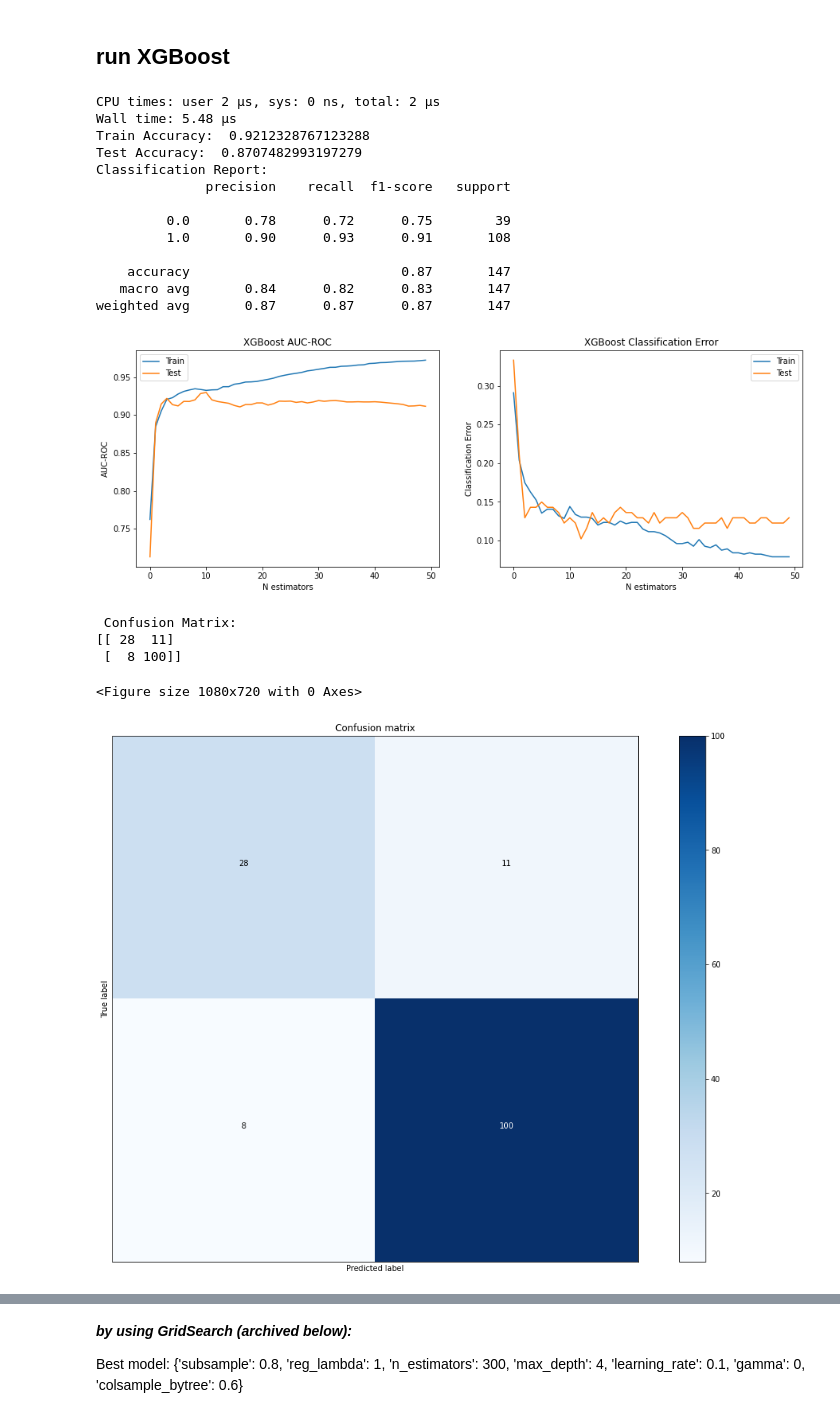
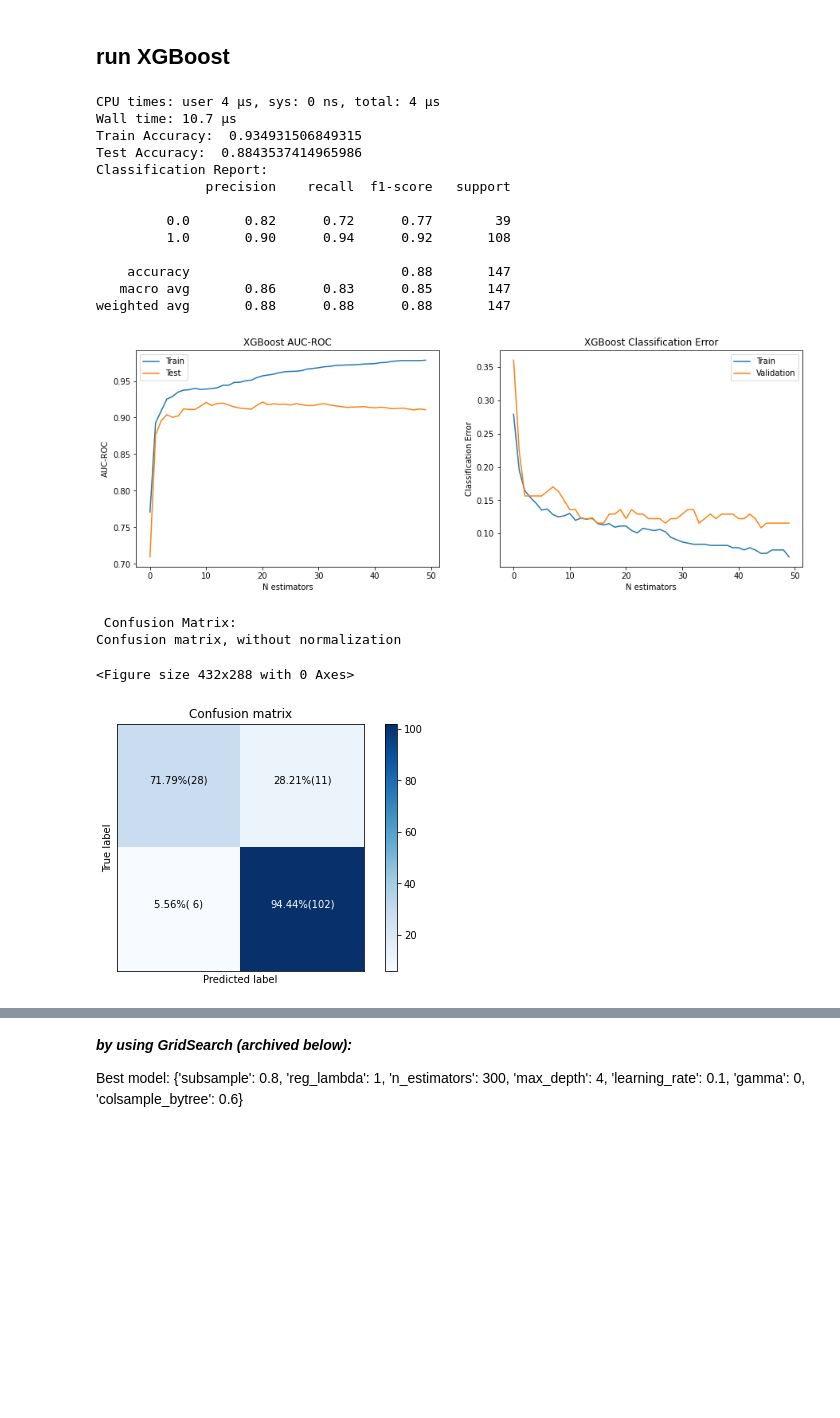
Before and after one commit to etgins/Mice_ASD_Diagnosis, a Jupyter notebook: final_classification.ipynb, the cells around one changed output, grey strips where cells are left out. Cells and saved outputs as stored; diff of their text form; code cells hidden in the pictures; blank space fills up the shorter version.

```diff
--- a/final_classification.ipynb
+++ b/final_classification.ipynb
@@ -30,18 +30,18 @@ from sklearn.linear_model import Ridge, Lasso
 from sklearn.model_selection import GridSearchCV
 # %%
 # plot confusion matrix
-def plot_confusion_matrix(cnf_matrix, numbers_type=[], class_names=[], title='Confusion matrix', cmap=plt.cm.Blues, file_name='confusionmatrix.png'):
+def plot_confusion_matrix(cnf_matrix, numbers_type='normalized', class_names=[], title='Confusion matrix', cmap=plt.cm.Blues, file_name='confusionmatrix.png'):
     """
     This function prints and plots the confusion matrix.
     Normalization can be applied by setting `normalize=True`.
     """
     combined = True
     cnf_matrix_normalized = cnf_matrix.astype('float') / cnf_matrix.sum(axis=1)[:, np.newaxis]
-    # if numbers_type == 'normalized':
-    #     cnf_matrix_normalized = cnf_matrix.astype('float') / cnf_matrix.sum(axis=1)[:, np.newaxis]
-    #     print("Normalized confusion matrix")
-    # else:
-    #     print('Confusion matrix, without normalization')
+    if numbers_type == 'normalized':
+        cnf_matrix_normalized = cnf_matrix.astype('float') / cnf_matrix.sum(axis=1)[:, np.newaxis]
+        print("Normalized confusion matrix")
+    else:
+        print('Confusion matrix, without normalization')
 
     # print(cnf_matrix)
     plt.figure()
@@ -83,8 +83,18 @@ def plot_confusion_matrix(cnf_matrix, numbers_type=[], class_names=[], title='Co
 Data and pre-process
 ----
 # %%
+col_names = ['syll1_s_freq','syll2_s_freq','syll3_s_freq','syll4_s_freq','syll5_s_freq','syll6_s_freq','syll7_s_freq','syll8_s_freq','syll9_s_freq','syll10_s_freq',
+            'syll1_e_freq','syll2_e_freq','syll3_e_freq','syll4_e_freq','syll5_e_freq','syll6_e_freq','syll7_e_freq','syll8_e_freq','syll9_e_freq','syll10_e_freq',
+            'syll1_dist','syll2_dist','syll3_dist','syll4_dist','syll5_dist','syll6_dist','syll7_dist','syll8_dist','syll9_dist','syll10_dist',
+            'syll1_dur','syll2_dur','syll3_dur','syll4_dur','syll5_dur','syll6_dur','syll7_dur','syll8_dur','syll9_dur','syll10_dur',
+             'mother_gen',
+             'pup_sex',
+             'avg_ISI_time',
+             'pup_gen'
+]
+
 # load data from xls/csv file
-dataset = pd.read_csv("/content/drive/MyDrive/Project_A/Project_A_files/processed_data_for_final_classification_REDUCTION_BY_RECORDING.csv", header=None)
+dataset = pd.read_csv("/content/drive/MyDrive/Project_A/Project_A_files/processed_data_for_final_classification_REDUCTION_BY_RECORDING_131221.csv", header=None, names=col_names)
 # dataset.info()
 
 X = dataset.iloc[:,:-1]
@@ -128,14 +138,17 @@ seed = 100
 # split the clean_X into train and test sets
 X_train, X_test, y_train, y_test = train_test_split(X, y, test_size=0.2, random_state=seed, shuffle=True)
 
+
 import time
 from xgboost import XGBClassifier
 # create an XGBoost classifier
+# model = XGBClassifier(n_estimators=50, random_state=seed, learning_rate=1, max_depth=10, objective='binary:logistic', booster='gbtree', feval='rmsle',
+#                       subsample= 0.8, reg_lambda = 0.1, reg_alpha = 0.1, min_child_weight = 0.1, scale_pos_weight = 1/2.08, colsample_bytree = 0.6, tree_method = 'exact')
+
+# ARCHIVE: 88% accuracy was reached with:
 model = XGBClassifier(n_estimators=50, random_state=seed, learning_rate=0.1, max_depth=5, objective='binary:logistic', booster='gbtree', feval='rmsle',
-                      subsample= 1, reg_lambda = 1.5, gamma = 0.3, reg_alpha = 0.05, min_child_weight = 1, scale_pos_weight = 0.8, colsample_bytree = 0.6)
-# ARCHIVE: 87% accuracy was reached with: (n_estimators=50, random_state=seed, learning_rate=0.1, max_depth=5, objective='binary:logistic', booster='gbtree', feval='rmsle',
-                      # subsample= 1, reg_lambda = 1.5, gamma = 0.3, reg_alpha = 0.05, min_child_weight = 1, scale_pos_weight = 1, colsample_bytree = 0.6)
-# TODO - try also scale_pos_weight = 1.09
+                      reg_lambda = 1.5, reg_alpha = 0.05, min_child_weight = 0.1, scale_pos_weight = 0.8, colsample_bytree = 0.6)
+
 
 # define the eval set and metric
 eval_set = [(X_train, y_train), (X_test, y_test)]
@@ -185,55 +198,54 @@ ax[0].set_ylabel('AUC-ROC')
 ax[0].set_xlabel('N estimators')
 # plot classification error
 ax[1].plot(x_axis, results['validation_0']['error'], label='Train')
-ax[1].plot(x_axis, results['validation_1']['error'], label='Test')
+ax[1].plot(x_axis, results['validation_1']['error'], label='Validation')
 ax[1].legend()
 ax[1].set_title('XGBoost Classification Error')
 ax[1].set_ylabel('Classification Error')
 ax[1].set_xlabel('N estimators')
 plt.show()
 plt.tight_layout()
 
 # show confusion matrix
 from sklearn.metrics import confusion_matrix
 print('\n Confusion Matrix:')
-print(confusion_matrix(y_test,pred_test))
-plot_confusion_matrix(confusion_matrix(y_test,pred_test))
+# print(confusion_matrix(y_test,pred_test))
+plot_confusion_matrix(confusion_matrix(y_test,pred_test), numbers_type='numbers_and_percentage')
 
 
 
 # plot specific trees
 plt.rcParams['figure.figsize'] = [15, 10]
 # xgb.plot_tree(model,num_trees=0, rankdir='LR')
 # xgb.plot_tree(model,num_trees=1, rankdir='LR')
 # xgb.plot_tree(model,num_trees=31, rankdir='LR')
 
 
 # SAVE MODEL TO FILE
 import pickle
 file_name = "XGBmodel_051221.pkl"
 # save
 pickle.dump(model, open(file_name, "wb"))
 !cp "XGBmodel_051221.pkl" /content/drive/MyDrive/Project_A/Project_A_files
 # %% [output]
-CPU times: user 2 µs, sys: 0 ns, total: 2 µs
-Wall time: 5.48 µs
-Train Accuracy:  0.9212328767123288
-Test Accuracy:  0.8707482993197279
+CPU times: user 4 µs, sys: 0 ns, total: 4 µs
+Wall time: 10.7 µs
+Train Accuracy:  0.934931506849315
+Test Accuracy:  0.8843537414965986
 Classification Report:
               precision    recall  f1-score   support
 
-         0.0       0.78      0.72      0.75        39
-         1.0       0.90      0.93      0.91       108
+         0.0       0.82      0.72      0.77        39
+         1.0       0.90      0.94      0.92       108
 
-    accuracy                           0.87       147
-   macro avg       0.84      0.82      0.83       147
-weighted avg       0.87      0.87      0.87       147
+    accuracy                           0.88       147
+   macro avg       0.86      0.83      0.85       147
+weighted avg       0.88      0.88      0.88       147
-[figure, old version]
+[figure, new version]
  Confusion Matrix:
-[[ 28  11]
- [  8 100]]
+Confusion matrix, without normalization
-<Figure size 1080x720 with 0 Axes>
+<Figure size 432x288 with 0 Axes>
-[figure, old version]
+[figure, new version]
 # %%
 # # FINDING THE BEST SCALE_POS_WEIGHT (due to the imbalanced dataset)
 
```
Also changed, not shown: parts of 4 cells of this notebook.
